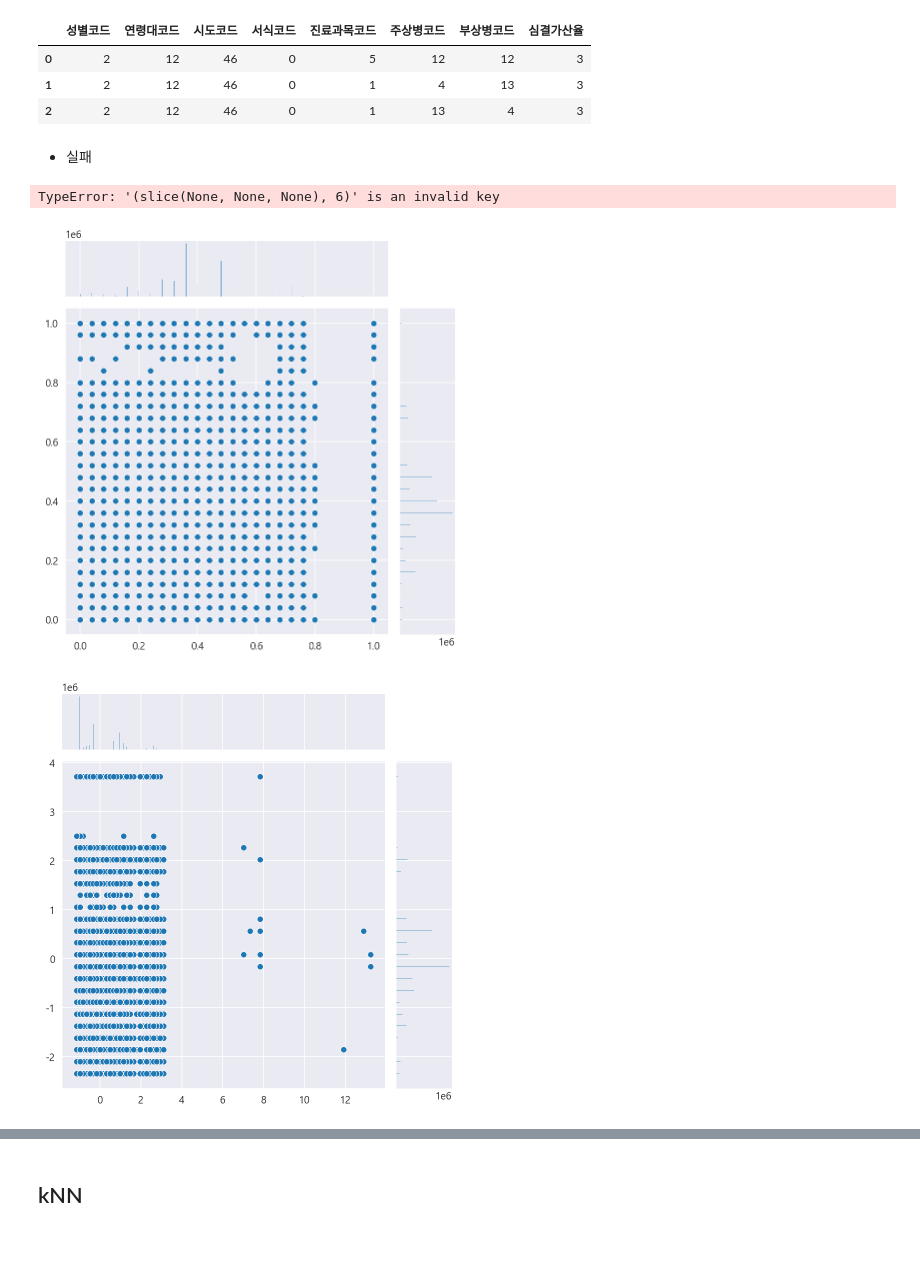
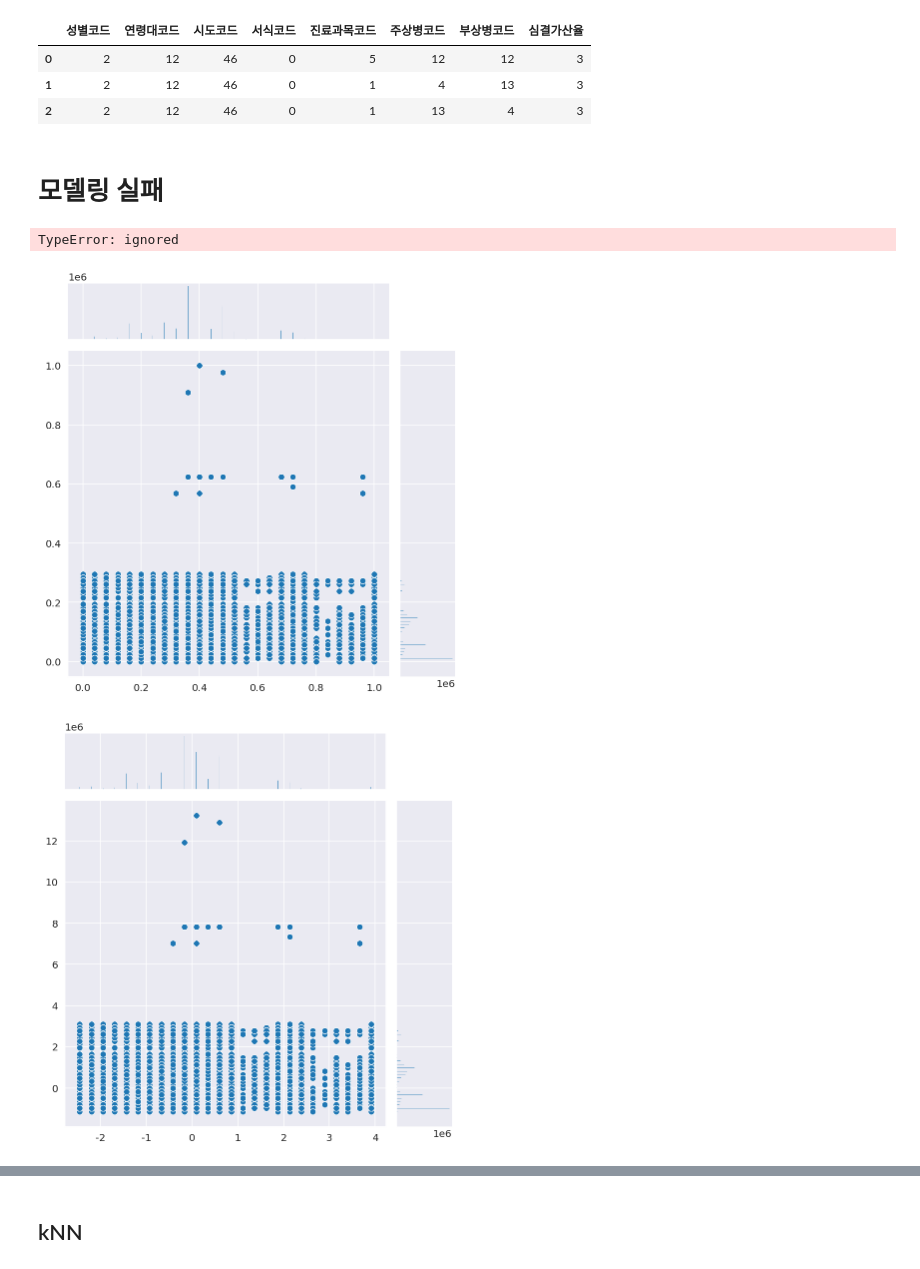
Before and after one commit to Data-PPOGAEGI/Project-1, a Jupyter notebook: 김진영/P01_데이터모델링.ipynb, the cells around one changed output, grey strips where cells are left out. Drawn from its saved outputs; the diff is of its cells as text; code cells hidden in the pictures; blank space fills up the shorter version.

```diff
--- a/김진영/P01_데이터모델링.ipynb
+++ b/김진영/P01_데이터모델링.ipynb
@@ -40,10 +48,16 @@ plt.rc('axes', unicode_minus=False) # 마이너스 폰트 설정
+# %%
+df_1 = pd.read_csv(f'{data_folder}/T20_2019_1백만.1.csv', encoding='euc-kr')
+df_2 = pd.read_csv(f'{data_folder}/T20_2019_1백만.2.csv', encoding='euc-kr')
+df_3 = pd.read_csv(f'{data_folder}/T20_2019_1백만.3.csv', encoding='euc-kr')
+# %%
+df = pd.concat([df_1, df_2, df_3])
 # %%
 from scipy.stats import chi2_contingency
 # %%
-df1 = pd.read_csv("C:/Users/sweet/OneDrive/바탕 화면/국민건강보험공단_진료내역정보_20191231/T20_2019_1백만.1.csv",encoding='euc-kr')
-df2 = pd.read_csv("C:/Users/sweet/OneDrive/바탕 화면/국민건강보험공단_진료내역정보_20191231/T20_2019_1백만.2.csv",encoding='euc-kr')
-df3 = pd.read_csv("C:/Users/sweet/OneDrive/바탕 화면/국민건강보험공단_진료내역정보_20191231/T20_2019_1백만.3.csv",encoding='euc-kr')
-df = pd.concat([df1, df2, df3])
+#df1 = pd.read_csv("C:/Users/sweet/OneDrive/바탕 화면/국민건강보험공단_진료내역정보_20191231/T20_2019_1백만.1.csv",encoding='euc-kr')
+#df2 = pd.read_csv("C:/Users/sweet/OneDrive/바탕 화면/국민건강보험공단_진료내역정보_20191231/T20_2019_1백만.2.csv",encoding='euc-kr')
+#df3 = pd.read_csv("C:/Users/sweet/OneDrive/바탕 화면/국민건강보험공단_진료내역정보_20191231/T20_2019_1백만.3.csv",encoding='euc-kr')
+#df = pd.concat([df1, df2, df3])
 # %%
 # 모데링 - 필요 데이터만 추출
 df_train = df[['성별코드', '연령대코드', '시도코드', '서식코드', '진료과목코드', '주상병코드', '부상병코드', '심결가산율']].copy()
@@ -88,5 +104,5 @@ df_train.head(3)
 # %% [markdown]
-* 실패
+# 모델링 실패
 # %%
 from sklearn.preprocessing import scale, robust_scale, minmax_scale, maxabs_scale
 # %%
@@ -95,22 +111,22 @@ data1 = minmax_scale(df_train)
 data2 = scale(df_train)
 # %%
 # original
-sns.jointplot(df_train.진료과목코드, df_train[:,6])
+sns.jointplot(df_train.주상병코드, df_train[:,4])
 plt.show()
 # %% [output]
-TypeError: '(slice(None, None, None), 6)' is an invalid key
+TypeError: ignored
 # %%
 # minmax
-sns.jointplot(data1[:,5], data1[:,6])
+sns.jointplot(data1[:,6], data1[:,4])
 plt.show()
 # %% [output]
-[figure, old version]
+[figure, new version]
 # %%
 # scale
-sns.jointplot(data2[:,5], data2[:,6])
+sns.jointplot(data2[:,6], data2[:,4])
 plt.show()
 # %% [output]
-[figure, old version]
+[figure, new version]
 # %%
 # 정규화
 from sklearn.preprocessing import scale, normalize
```
Also changed, not shown: parts of 81 cells of this notebook, 5 other files.
